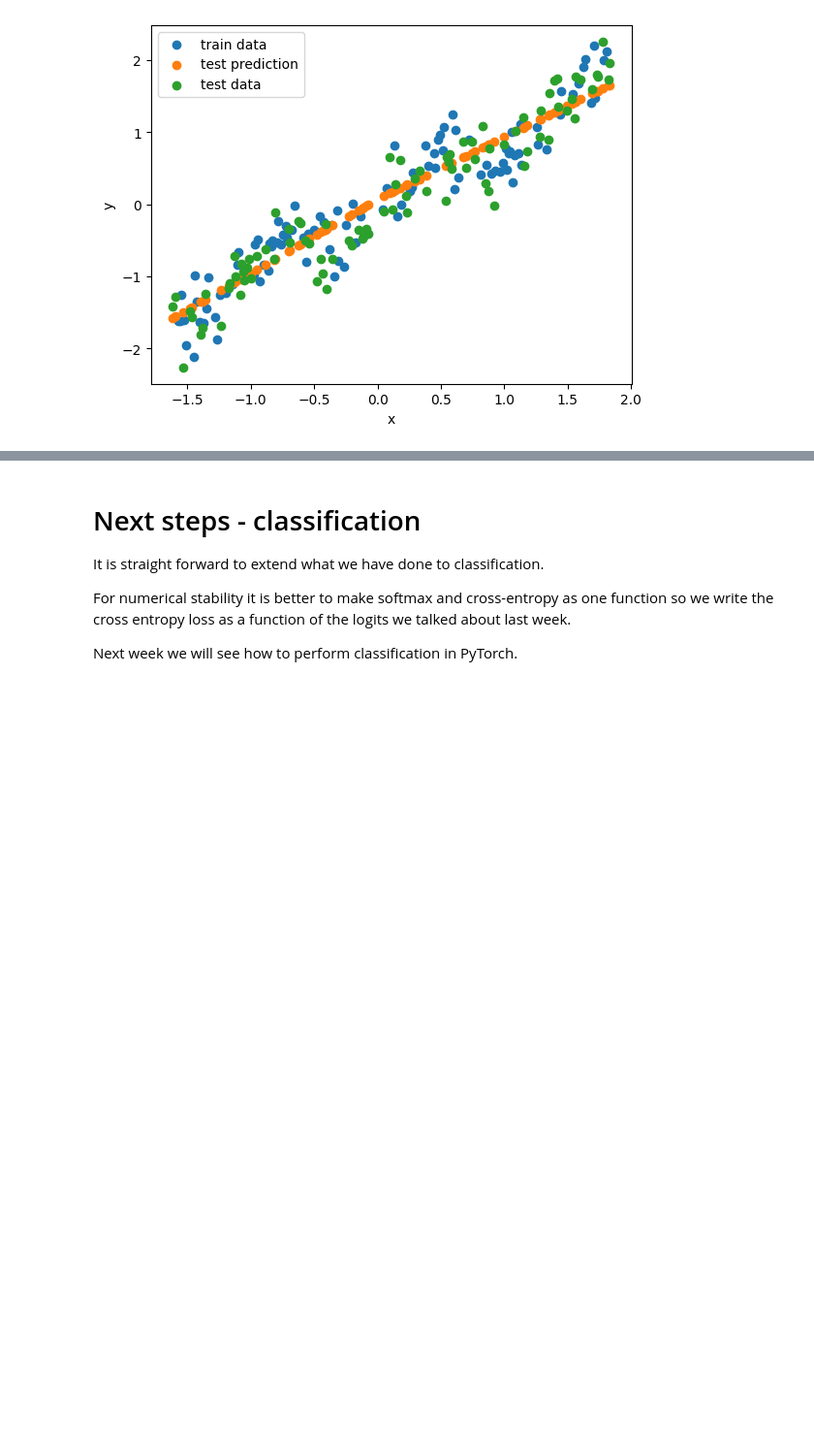
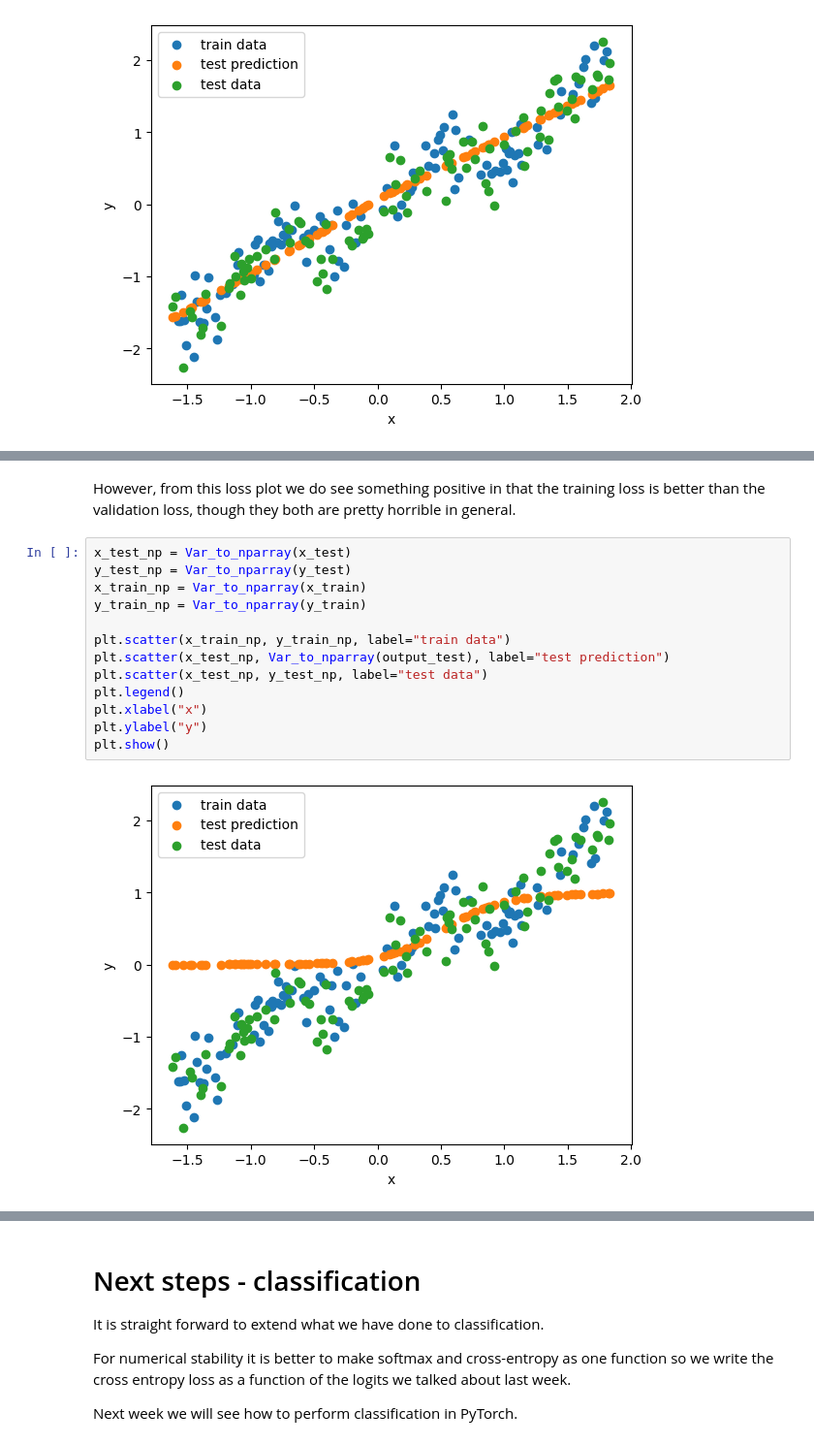
Before and after one commit to MathiasDamsgaard/02456-deep-learning-with-PyTorch, a Jupyter notebook: 2_Feedforward_Python/2.1-EXE-FNN-AutoDif-Nanograd.ipynb, the cells around one changed output, grey strips where cells are left out. Shown: that part at 97% size. Cells and saved outputs as stored; diff of their text form; blank space fills up the shorter version.

```diff
--- a/2_Feedforward_Python/2.1-EXE-FNN-AutoDif-Nanograd.ipynb
+++ b/2_Feedforward_Python/2.1-EXE-FNN-AutoDif-Nanograd.ipynb
@@ -913,0 +966,17 @@ _Insert written answer here._
+# %% [markdown]
+However, from this loss plot we do see something positive in that the training loss is better than the validation loss, though they both are pretty horrible in general.
+# %%
+x_test_np = Var_to_nparray(x_test)
+y_test_np = Var_to_nparray(y_test)
+x_train_np = Var_to_nparray(x_train)
+y_train_np = Var_to_nparray(y_train)
+
+plt.scatter(x_train_np, y_train_np, label="train data")
+plt.scatter(x_test_np, Var_to_nparray(output_test), label="test prediction")
+plt.scatter(x_test_np, y_test_np, label="test data")
+plt.legend()
+plt.xlabel("x")
+plt.ylabel("y")
+plt.show()
+# %% [output]
+[figure, added]
```
Also changed, not shown: parts of 26 cells of this notebook, 2 other files.
